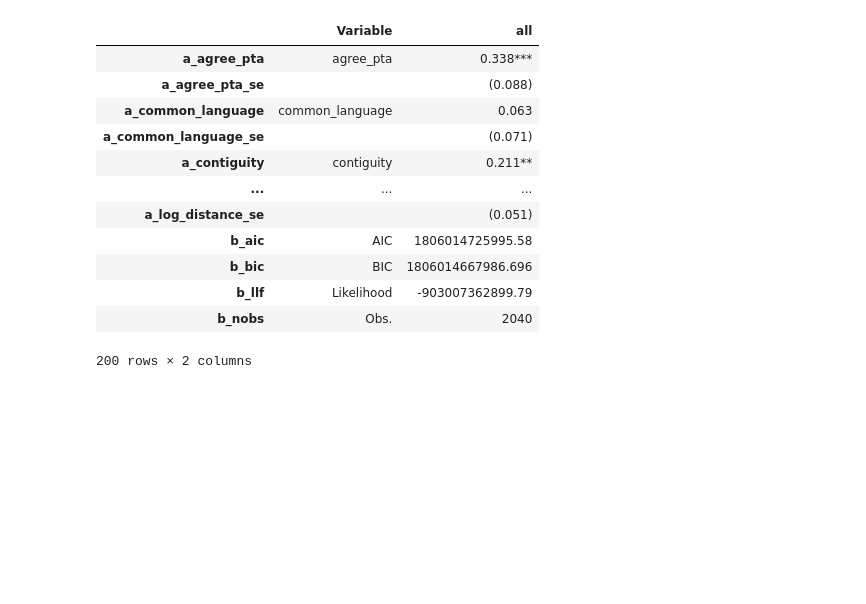
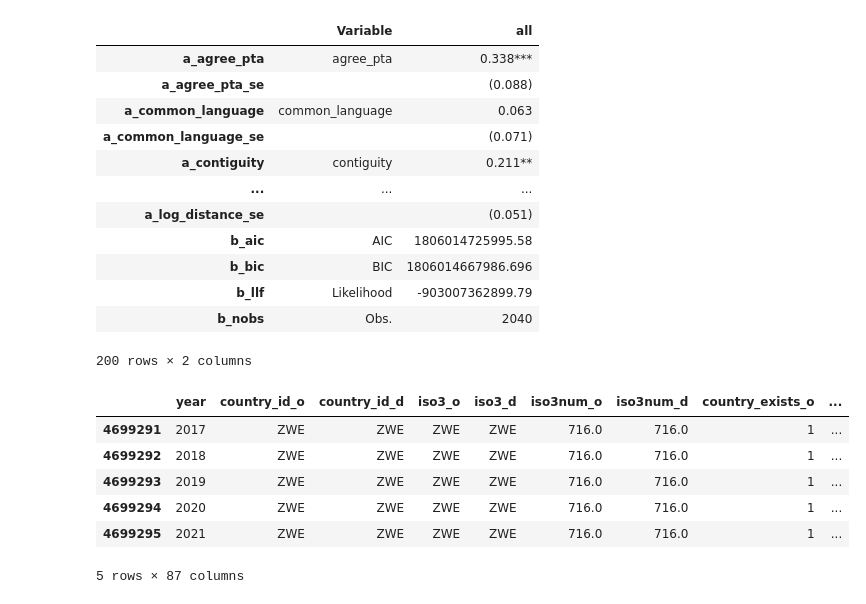
Before and after one commit to QuarksG/FTA-in-role-in-Azerbaijan-trade-using-Gravity-model, a Jupyter notebook: src/thesis.ipynb, the cells around one changed output. Saved outputs shown, nothing was run; the diff lists cells and outputs as text; code cells hidden in the pictures; blank space fills up the shorter version.

```diff
--- a/src/thesis.ipynb
+++ b/src/thesis.ipynb
@@ -670,3 +608,17 @@ gme_model.format_regression_table(format = "txt")
 | b_llf | Likelihood | -903007362899.79 |
 | b_nobs | Obs. | 2040 |
 200 rows × 2 columns
+# %%
+import pandas as pd
+
+data = pd.read_csv("/Users/toghruln/Downloads/Gravity_V202211.csv") # Assign the data to the variable 'data'
+# %%
+data.tail()
+# %% [output]
+|  | year | country_id_o | country_id_d | iso3_o | iso3_d | iso3num_o | iso3num_d | country_exists_o | ... |
+| 4699291 | 2017 | ZWE | ZWE | ZWE | ZWE | 716.0 | 716.0 | 1 | ... |
+| 4699292 | 2018 | ZWE | ZWE | ZWE | ZWE | 716.0 | 716.0 | 1 | ... |
+| 4699293 | 2019 | ZWE | ZWE | ZWE | ZWE | 716.0 | 716.0 | 1 | ... |
+| 4699294 | 2020 | ZWE | ZWE | ZWE | ZWE | 716.0 | 716.0 | 1 | ... |
+| 4699295 | 2021 | ZWE | ZWE | ZWE | ZWE | 716.0 | 716.0 | 1 | ... |
+5 rows × 87 columns
```
Also changed, not shown: parts of 2 cells of this notebook, 2 other files.
